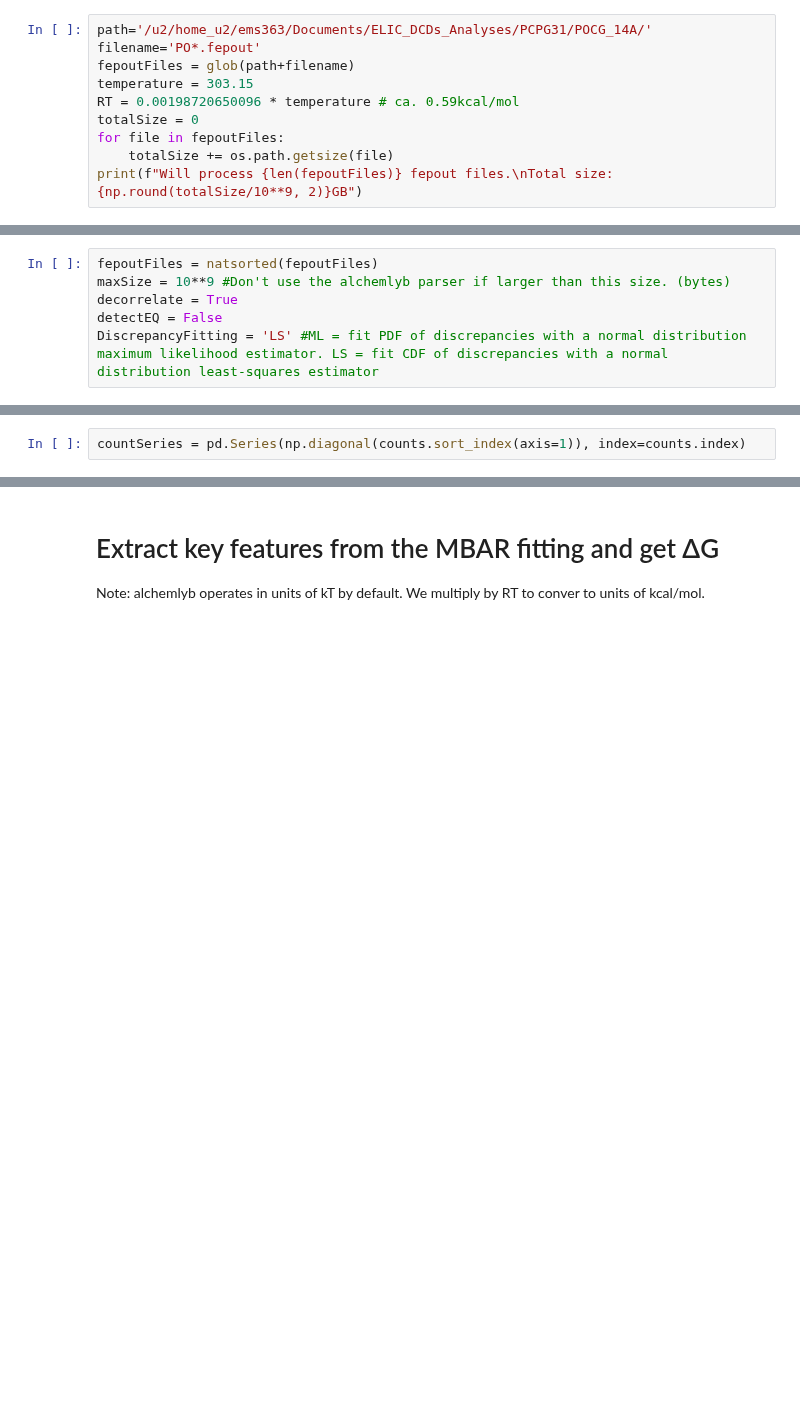
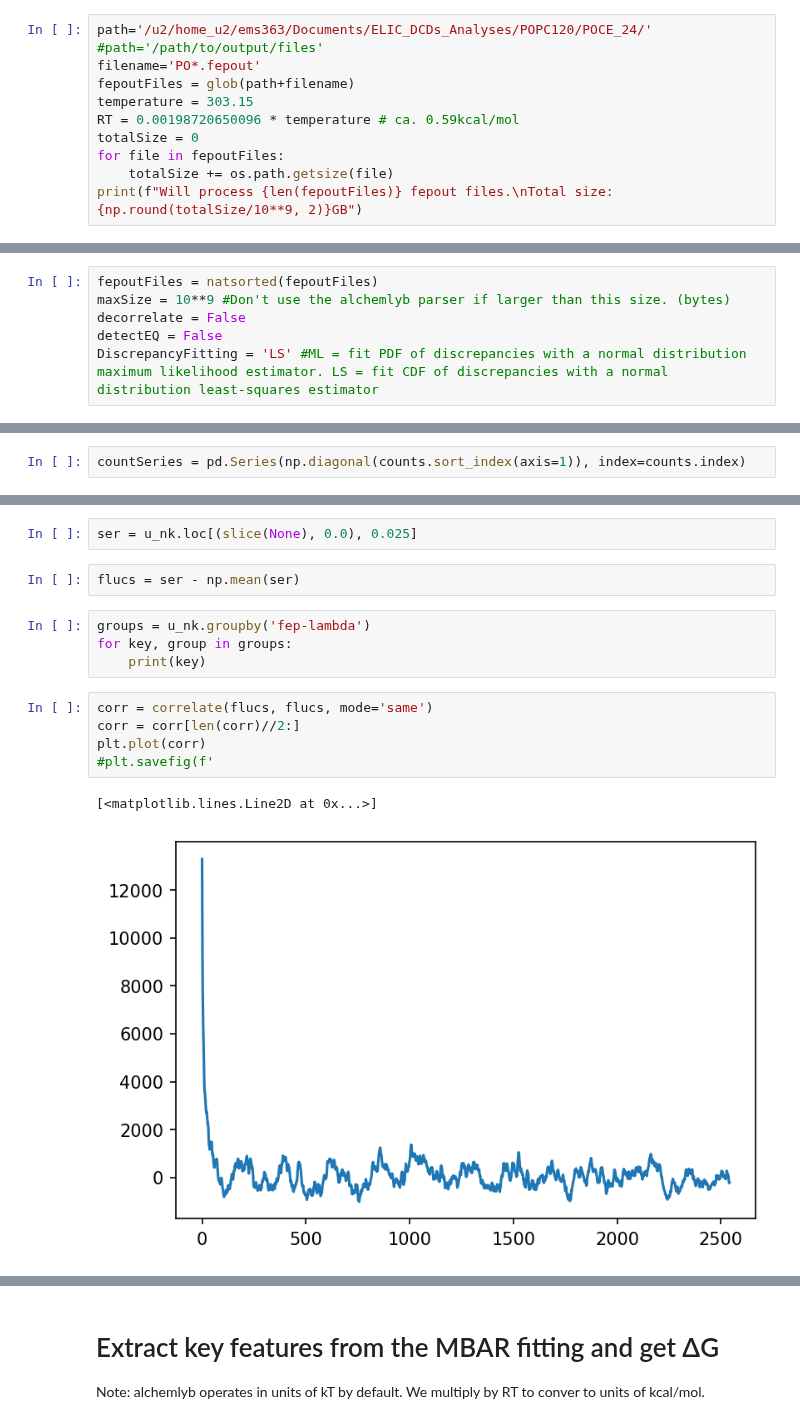
Before and after one commit to BranniganLab/safep, a Jupyter notebook: BAR_Estimator_Expanded.ipynb, the cells around one changed output, grey strips where cells are left out. Cells and saved outputs as stored; diff of their text form; blank space fills up the shorter version.

```diff
--- a/BAR_Estimator_Expanded.ipynb
+++ b/BAR_Estimator_Expanded.ipynb
@@ -16,7 +16,8 @@ plt.rcParams['figure.dpi'] = 150
 # %%
 import os
 # %%
-path='/u2/home_u2/ems363/Documents/ELIC_DCDs_Analyses/PCPG31/POCG_14A/'
+path='/u2/home_u2/ems363/Documents/ELIC_DCDs_Analyses/POPC120/POCE_24/'
+#path='/path/to/output/files'
 filename='PO*.fepout'
 fepoutFiles = glob(path+filename)
 temperature = 303.15
@@ -28,7 +32,7 @@ print(f"Will process {len(fepoutFiles)} fepout files.\nTotal size:{np.round(tota
 # %%
 fepoutFiles = natsorted(fepoutFiles)
 maxSize = 10**9 #Don't use the alchemlyb parser if larger than this size. (bytes)
-decorrelate = True
+decorrelate = False
 detectEQ = False
 DiscrepancyFitting = 'LS' #ML = fit PDF of discrepancies with a normal distribution maximum likelihood estimator. LS = fit CDF of discrepancies with a normal distribution least-squares estimator
 # %% [markdown]
@@ -143,3 +162,19 @@ plt.savefig(f'{path}/{affix}_nSamples.png', dpi=600)
+# %%
+ser = u_nk.loc[(slice(None), 0.0), 0.025]
+# %%
+flucs = ser - np.mean(ser)
+# %%
+groups = u_nk.groupby('fep-lambda')
+for key, group in groups:
+    print(key)
+# %%
+corr = correlate(flucs, flucs, mode='same')
+corr = corr[len(corr)//2:]
+plt.plot(corr)
+#plt.savefig(f'
+# %% [output]
+[<matplotlib.lines.Line2D at 0x...>]
+[figure, added]
 # %%
 bar = BAR()
 bar.fit(u_nk)
```
Also changed, not shown: parts of 16 cells of this notebook, 2 other files.
